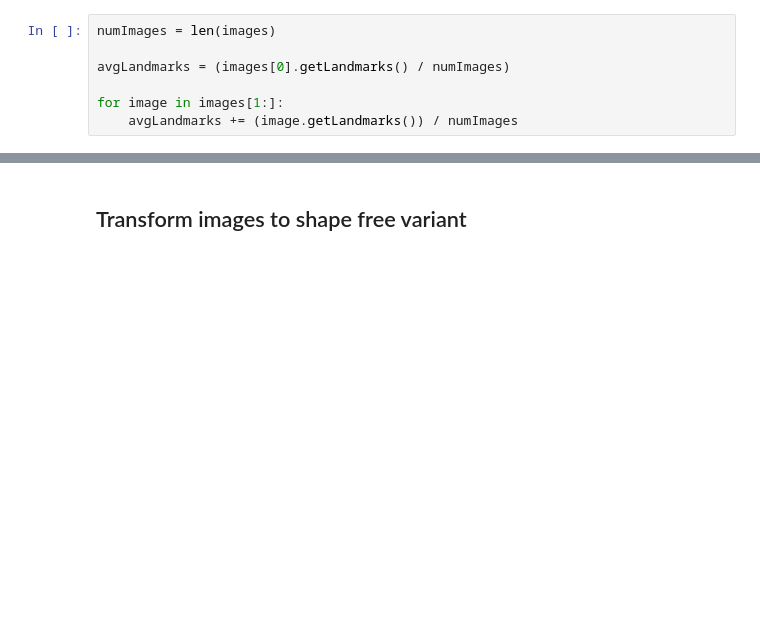
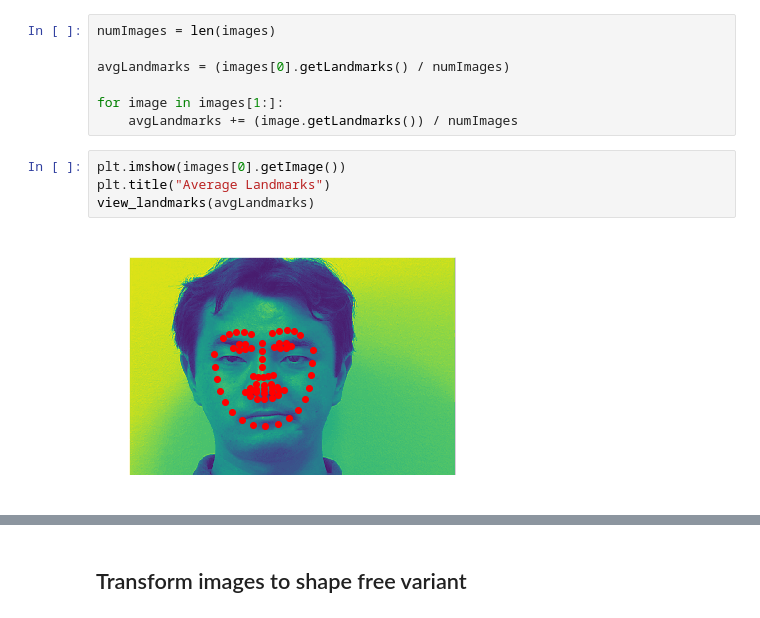
Before and after one commit to maxxiefjv/ACVPR-ExpressionInvariantFaceRecognition, a Jupyter notebook: Final Project Results/AAMLandmarkDetection.ipynb, the cells around one changed output, grey strips where cells are left out. Drawn from its saved outputs; the diff is of its cells as text; blank space fills up the shorter version.

```diff
--- a/Final Project Results/AAMLandmarkDetection.ipynb
+++ b/Final Project Results/AAMLandmarkDetection.ipynb
@@ -78,3 +78,9 @@ avgLandmarks = (images[0].getLandmarks() / numImages)
 
 for image in images[1:]:
     avgLandmarks += (image.getLandmarks()) / numImages
+# %%
+plt.imshow(images[0].getImage())
+plt.title("Average Landmarks")
+view_landmarks(avgLandmarks)
+# %% [output]
+[figure, added]
```
Also changed, not shown: parts of 7 cells of this notebook, 1 other file.
